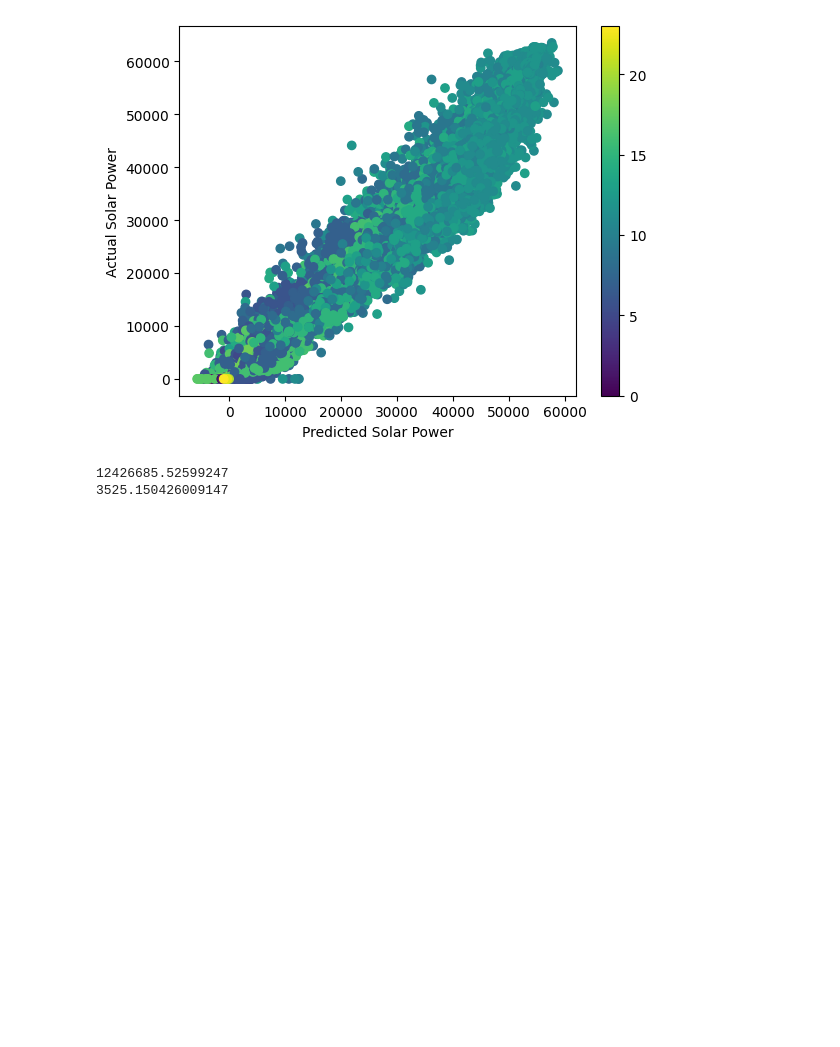
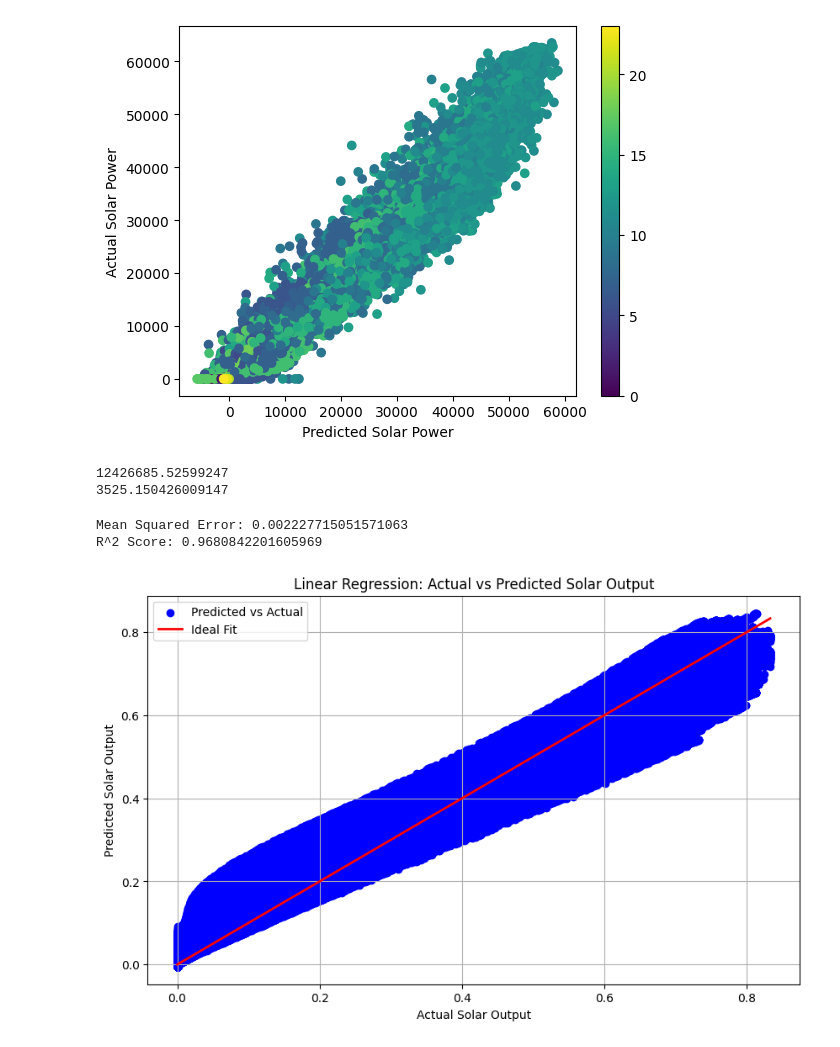
Before and after one commit to Watson15/cucai2025, a Jupyter notebook: code/combined.ipynb, the cells around one changed output. Drawn from its saved outputs; the diff is of its cells as text; code cells hidden in the pictures; blank space fills up the shorter version.

Commit message:
tryig out new data

```diff
--- a/code/combined.ipynb
+++ b/code/combined.ipynb
@@ -485,3 +507,52 @@ print(RMSE)
 # %% [output]
 12426685.52599247
 3525.150426009147
+# %%
+import pandas as pd
+import numpy as np
+from sklearn.model_selection import train_test_split
+from sklearn.linear_model import LinearRegression
+from sklearn.metrics import mean_squared_error, r2_score
+import matplotlib.pyplot as plt
+
+# Assuming 'weather_path' is the path to your CSV file
+weather_path = r'D:\super\Documents\Documents\aiCLub\PSML\Minute-level Load and Renewable\CAISO_zone_1_.csv'
+
+# Read the CSV file into a DataFrame
+data = pd.read_csv(weather_path, delimiter=',')
+
+# Prepare the data
+X = data[['GHI', 'DHI', 'DNI']]  # Features: GHI, DHI, DNI
+y = data['solar_power']  # Target: solar output
+
+# Split the data into training and testing sets
+X_train, X_test, y_train, y_test = train_test_split(X, y, test_size=0.3, random_state=42)
+
+# Create and train the linear regression model
+model = LinearRegression()
+model.fit(X_train, y_train)
+
+# Make predictions on the testing set
+y_pred = model.predict(X_test)
+
+# Evaluate the model
+mse = mean_squared_error(y_test, y_pred)
+r2 = r2_score(y_test, y_pred)
+
+print(f'Mean Squared Error: {mse}')
+print(f'R^2 Score: {r2}')
+
+# Plot the results
+plt.figure(figsize=(10, 6))
+plt.scatter(y_test, y_pred, color='blue', label='Predicted vs Actual')
+plt.plot([y_test.min(), y_test.max()], [y_test.min(), y_test.max()], color='red', linewidth=2, label='Ideal Fit')
+plt.xlabel('Actual Solar Output')
+plt.ylabel('Predicted Solar Output')
+plt.title('Linear Regression: Actual vs Predicted Solar Output')
+plt.legend()
+plt.grid(True)
+plt.show()
+# %% [output]
+Mean Squared Error: 0.002227715051571063
+R^2 Score: 0.9680842201605969
+[figure, added]
```
Also changed, not shown: parts of 11 cells of this notebook, 2 other files.
